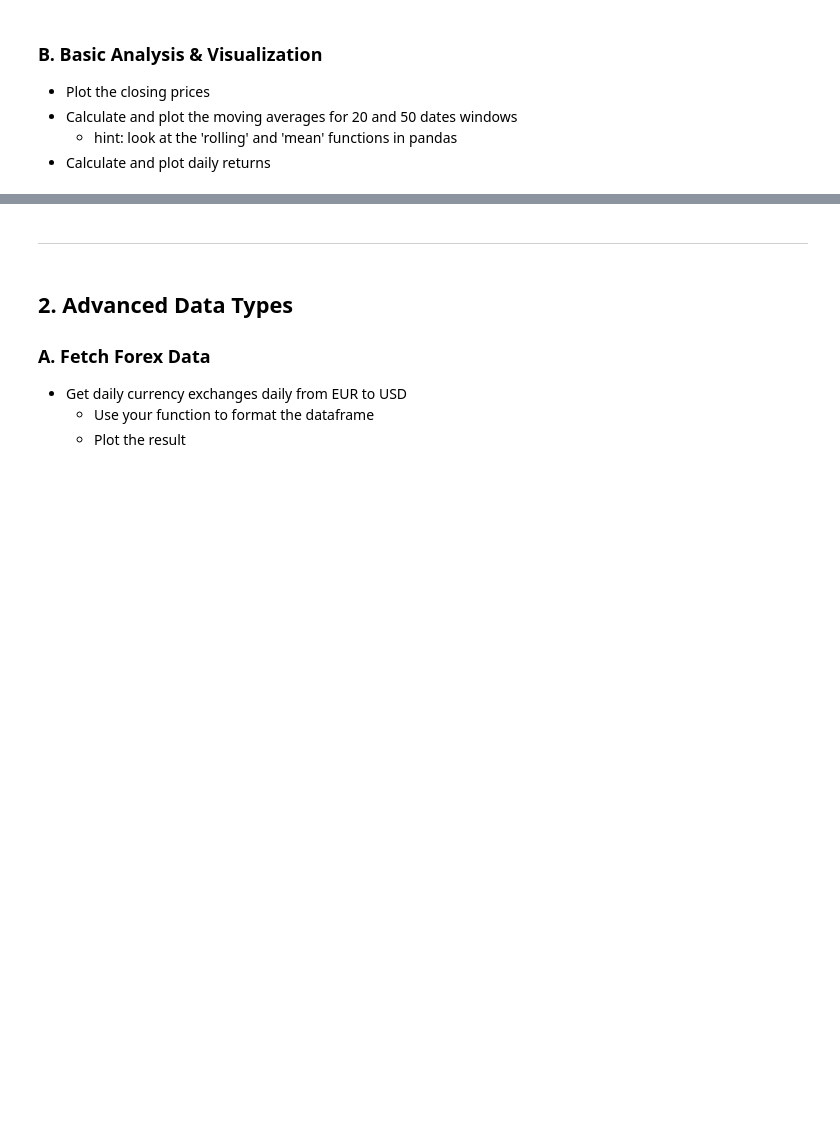
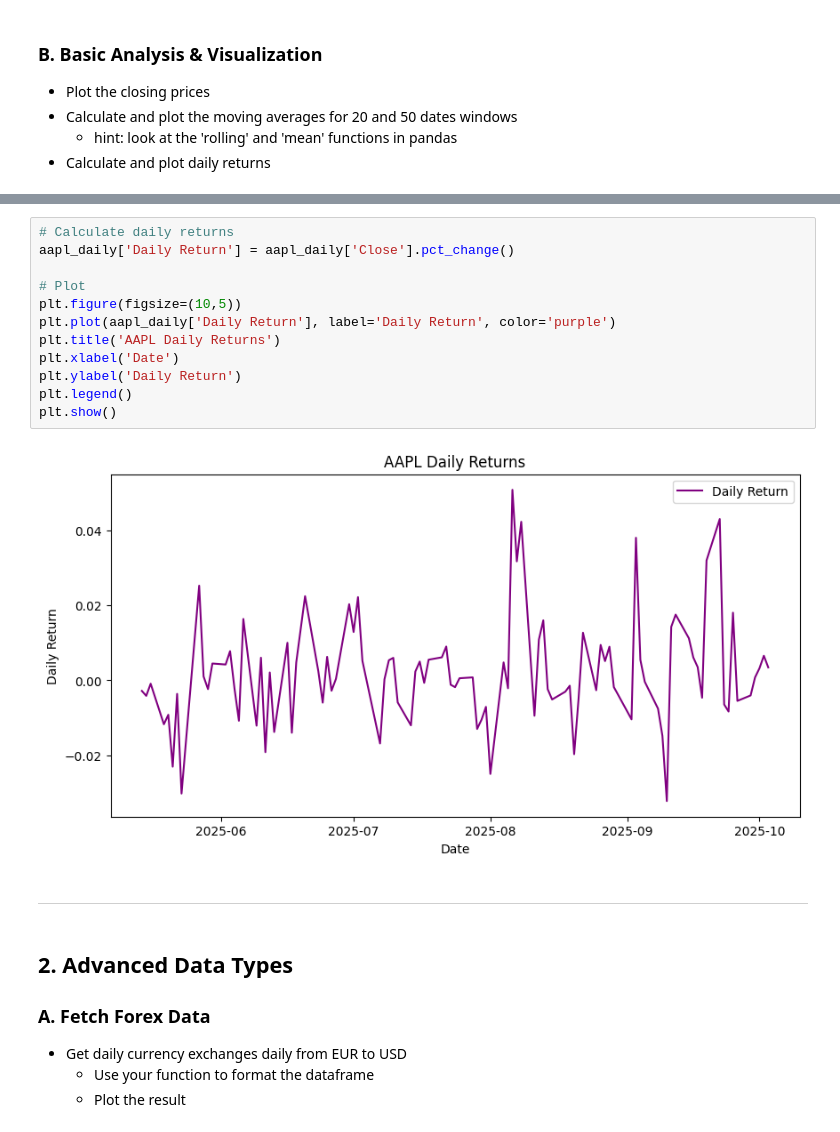
Before and after one commit to joezaarour/Repo1, a Jupyter notebook: lab3_AV.ipynb, the cells around one changed output, grey strips where cells are left out. Drawn from its saved outputs; the diff is of its cells as text; blank space fills up the shorter version.

```diff
--- a/lab3_AV.ipynb
+++ b/lab3_AV.ipynb
@@ -93,3 +153,17 @@ Write a function that takes a dataframe as parameter and automatically renames t
+# %%
+# Calculate daily returns
+aapl_daily['Daily Return'] = aapl_daily['Close'].pct_change()
+
+# Plot
+plt.figure(figsize=(10,5))
+plt.plot(aapl_daily['Daily Return'], label='Daily Return', color='purple')
+plt.title('AAPL Daily Returns')
+plt.xlabel('Date')
+plt.ylabel('Daily Return')
+plt.legend()
+plt.show()
+# %% [output]
+[figure, added]
 # %% [markdown]
 ---
 # %% [markdown]
```
Also changed, not shown: parts of 19 cells of this notebook.
